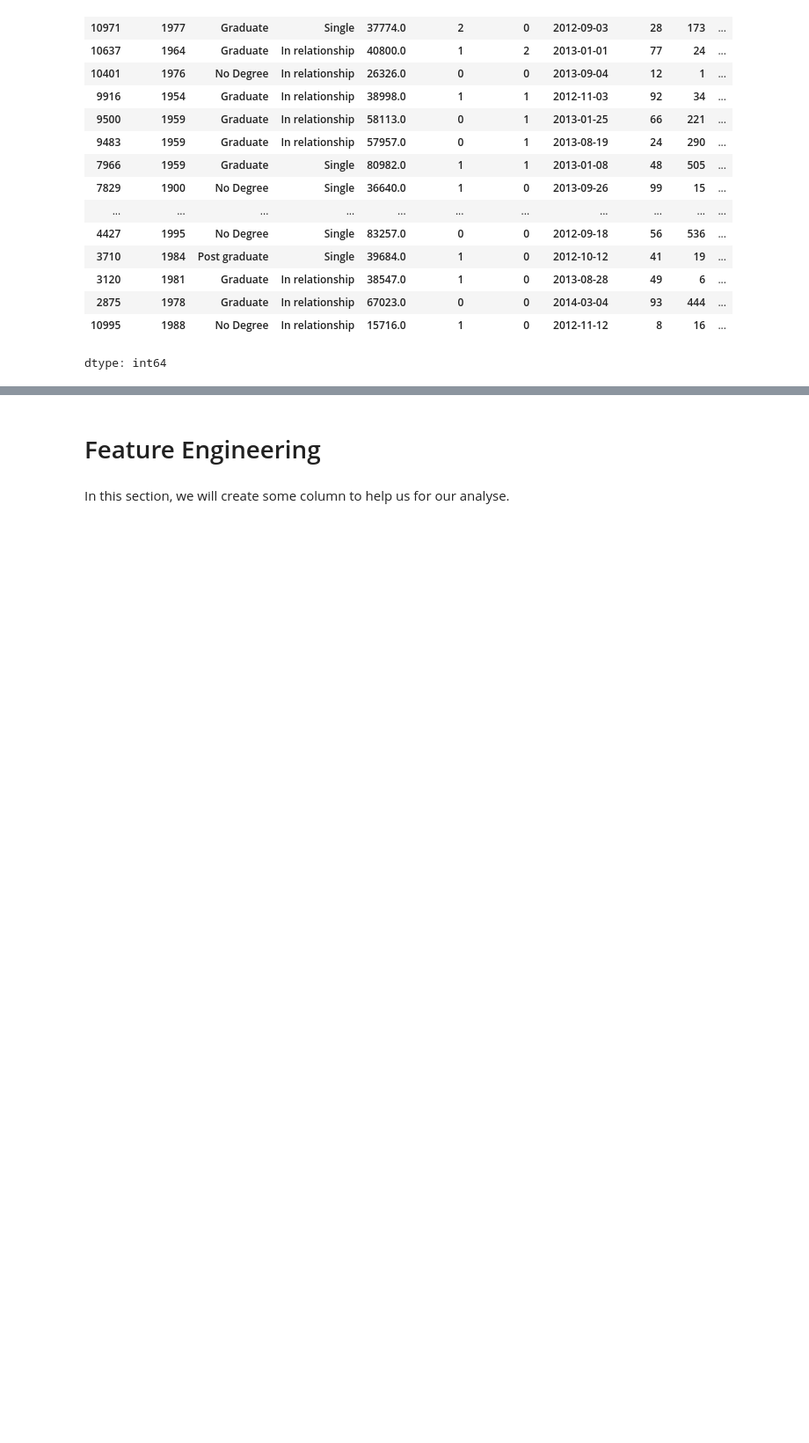
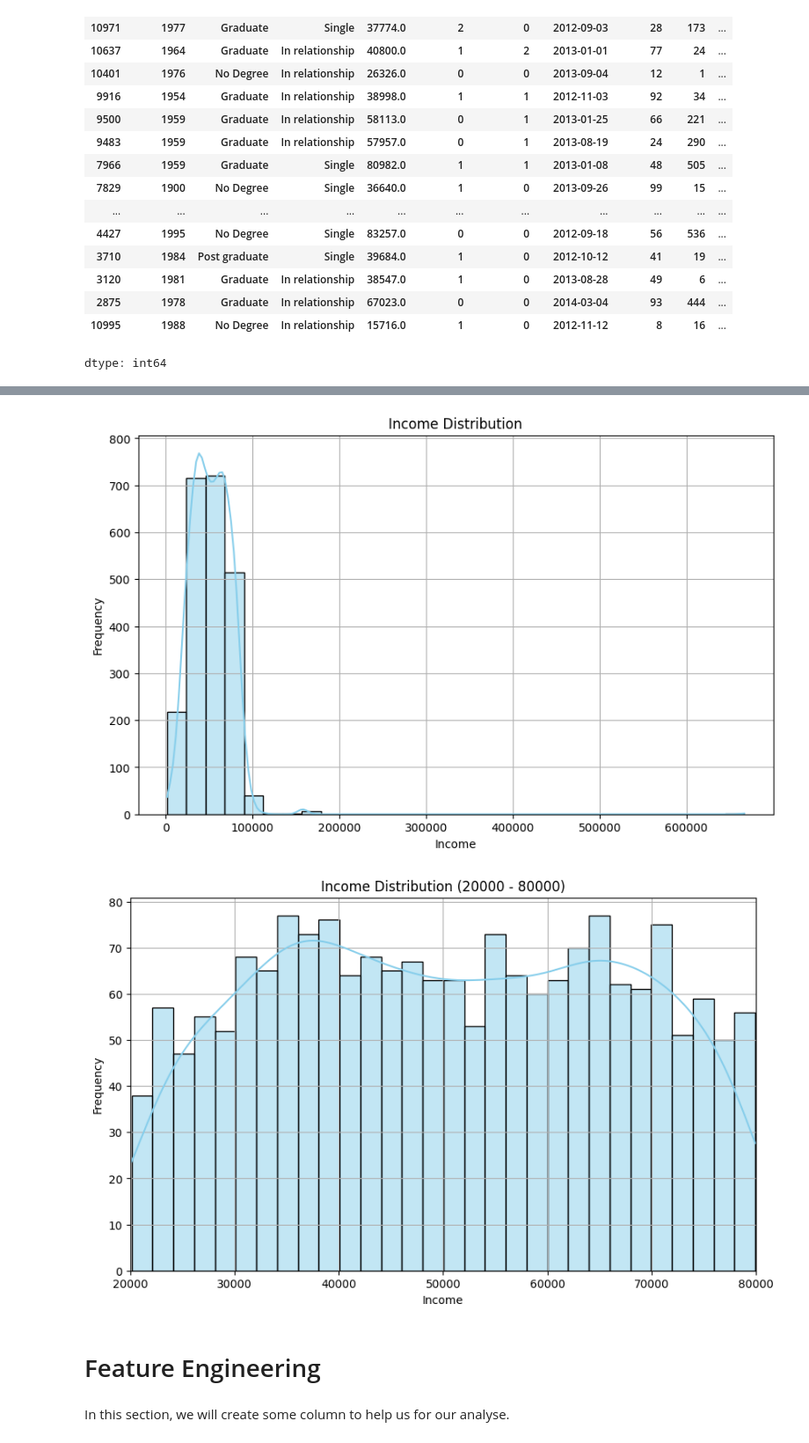
Before and after one commit to AurelienGgt/Customer-Personality-Analysis, a Jupyter notebook: Analyse.ipynb, the cells around one changed output, grey strips where cells are left out. Shown at 88% size. Drawn from its saved outputs; the diff is of its cells as text; code cells hidden in the pictures; blank space fills up the shorter version.

```diff
--- a/Analyse.ipynb
+++ b/Analyse.ipynb
@@ -541,3 +561,41 @@ dtype: int64
+# %%
+def plot_income_distribution(df, income_min=None, income_max=None):
+    """
+    Plots the income distribution with a specified range.
+
+    Args:
+        df: The DataFrame containing the 'Income' column.
+        income_min: The minimum income value for the range (optional).
+        income_max: The maximum income value for the range (optional).
+    """
+
+    if income_min is not None and income_max is not None:
+        filtered_df = df[(df['Income'] >= income_min) & (df['Income'] <= income_max)]
+    else:
+        filtered_df = df
+
+    plt.figure(figsize=(10, 6))
+    sns.histplot(filtered_df['Income'], kde=True, bins=30, color='skyblue')
+    plt.title('Income Distribution')
+    plt.xlabel('Income')
+    plt.ylabel('Frequency')
+
+    if income_min is not None and income_max is not None:
+        plt.xlim(income_min, income_max)
+        plt.title(f'Income Distribution ({income_min} - {income_max})')
+
+    plt.grid(True)  # Add grid for better readability
+    plt.show()
+
+# How to use :
+# plot_income_distribution(df)  # For the entire income distribution
+# plot_income_distribution(df, income_min=20000, income_max=80000)  # Between 20000 and 80000
+# %%
+plot_income_distribution(df)
+plot_income_distribution(df, income_min=20000, income_max=80000)
+# %% [output]
+[figure, added]
+[figure, added]
 # %% [markdown]
 # Feature Engineering
 # %% [markdown]
```
Also changed, not shown: parts of 13 cells of this notebook.
